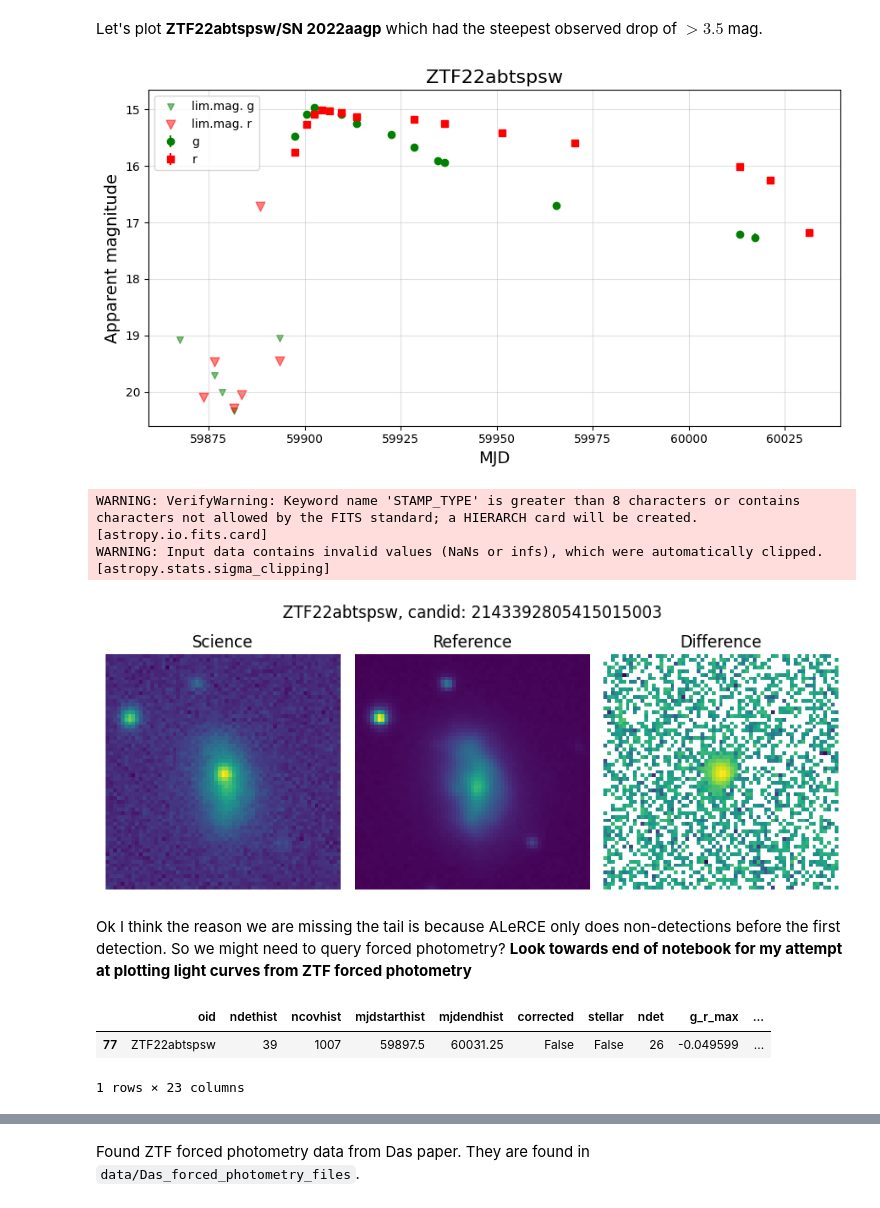
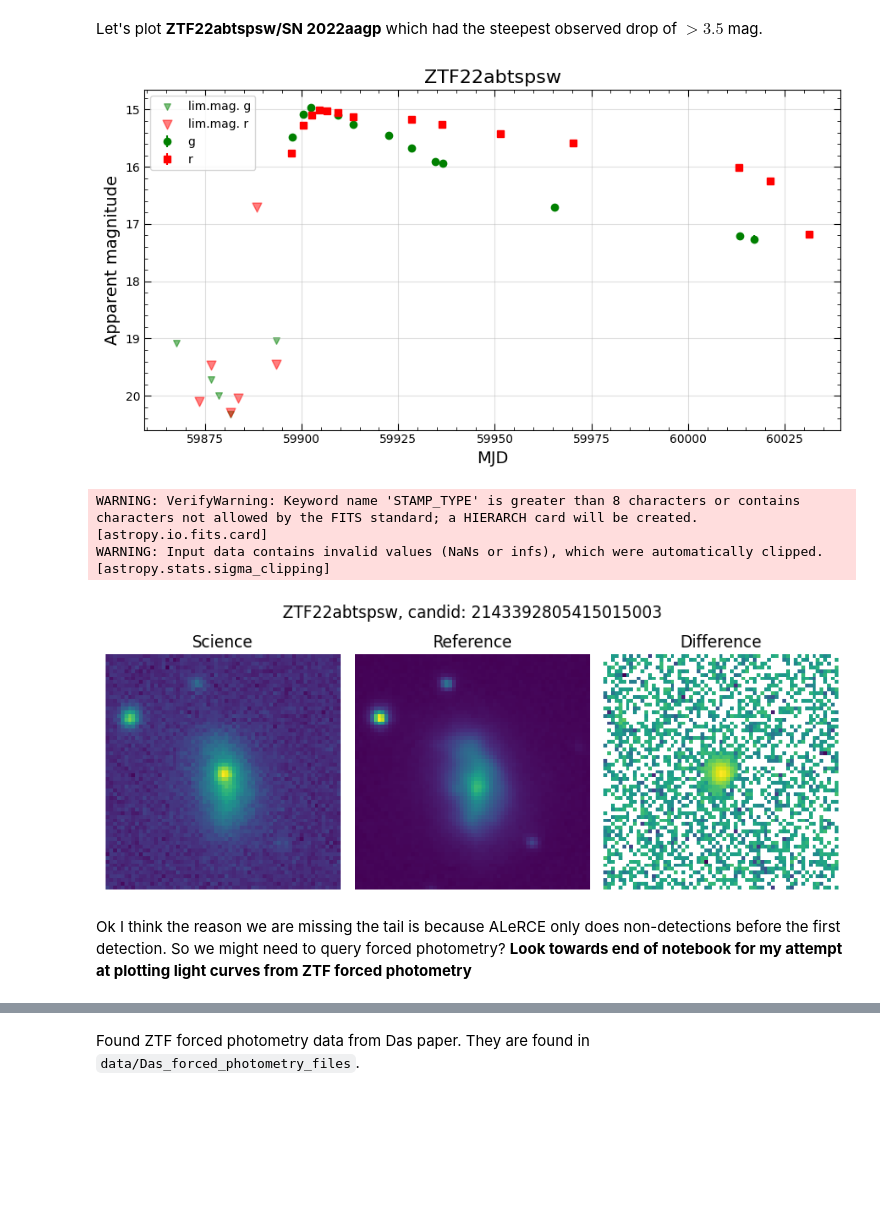
Before and after one commit to ana-lam/LL_typeIIP, a Jupyter notebook: lc_plotting.ipynb, the cells around one changed output, grey strips where cells are left out. Drawn from its saved outputs; the diff is of its cells as text; code cells hidden in the pictures; blank space fills up the shorter version.

```diff
--- a/lc_plotting.ipynb
+++ b/lc_plotting.ipynb
@@ -14,3 +16,18 @@ import json
+# %%
+### Matplotlib params
+# Set global style parameters
+mpl.rcParams.update({
+    "xtick.direction": "in",   # x ticks go inward
+    "ytick.direction": "in",   # y ticks go inward
+    "xtick.top": True,         # show ticks on top
+    "ytick.right": True,       # show ticks on right
+    "xtick.minor.visible": True,  # show minor ticks if enabled
+    "ytick.minor.visible": True,
+    "xtick.major.size": 6,     # length of major ticks
+    "ytick.major.size": 6,
+    "xtick.minor.size": 3,     # length of minor ticks
+    "ytick.minor.size": 3,
+})
 # %%
 df = pd.read_csv('data/ZTF_alerce_alerts.csv')
 df
@@ -169,17 +299,11 @@ def get_lc_data(oid, client, doLC=False, doStamps=False):
 Let's plot **ZTF22abtspsw/SN 2022aagp** which had the steepest observed drop of $>3.5$ mag.
 # %%
 alerce = Alerce()
-_ = get_lc_data('ZTF22abtspsw', alerce, doLC=True, doStamps=True)
+res = get_ztf_lc_data('ZTF22abtspsw', alerce, doLC=True, doStamps=True, add_forced=True)
 # %% [output]
-[figure, old version]
+[figure, new version]
 WARNING: VerifyWarning: Keyword name 'STAMP_TYPE' is greater than 8 characters or contains characters not allowed by the FITS standard; a HIERARCH card will be created. [astropy.io.fits.card]
 WARNING: Input data contains invalid values (NaNs or infs), which were automatically clipped. [astropy.stats.sigma_clipping]
 [figure]
 # %% [markdown]
 Ok I think the reason we are missing the tail is because ALeRCE only does non-detections before the first detection. So we might need to query forced photometry? **Look towards end of notebook for my attempt at plotting light curves from ZTF forced photometry**
-# %%
-df[df['oid'] == "ZTF22abtspsw"]
-# %% [output]
-|  | oid | ndethist | ncovhist | mjdstarthist | mjdendhist | corrected | stellar | ndet | g_r_max | ... |
-| 77 | ZTF22abtspsw | 39 | 1007 | 59897.5 | 60031.25 | False | False | 26 | -0.049599 | ... |
-1 rows × 23 columns
```
Also changed, not shown: parts of 17 cells of this notebook, 1 other file.
